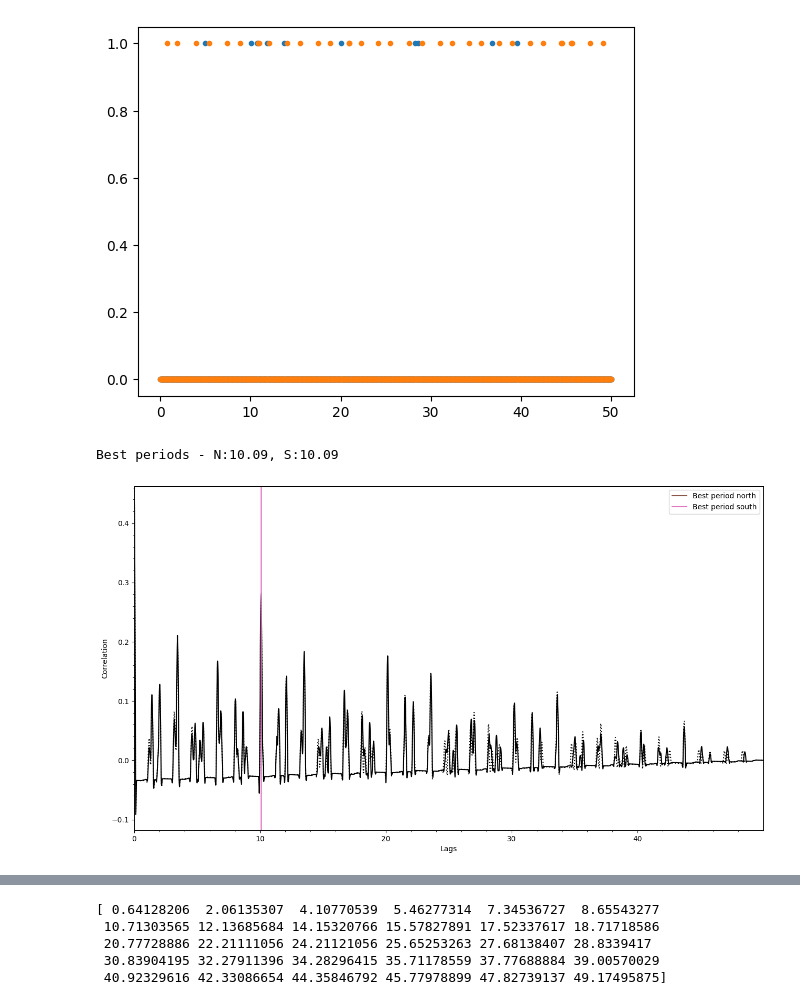
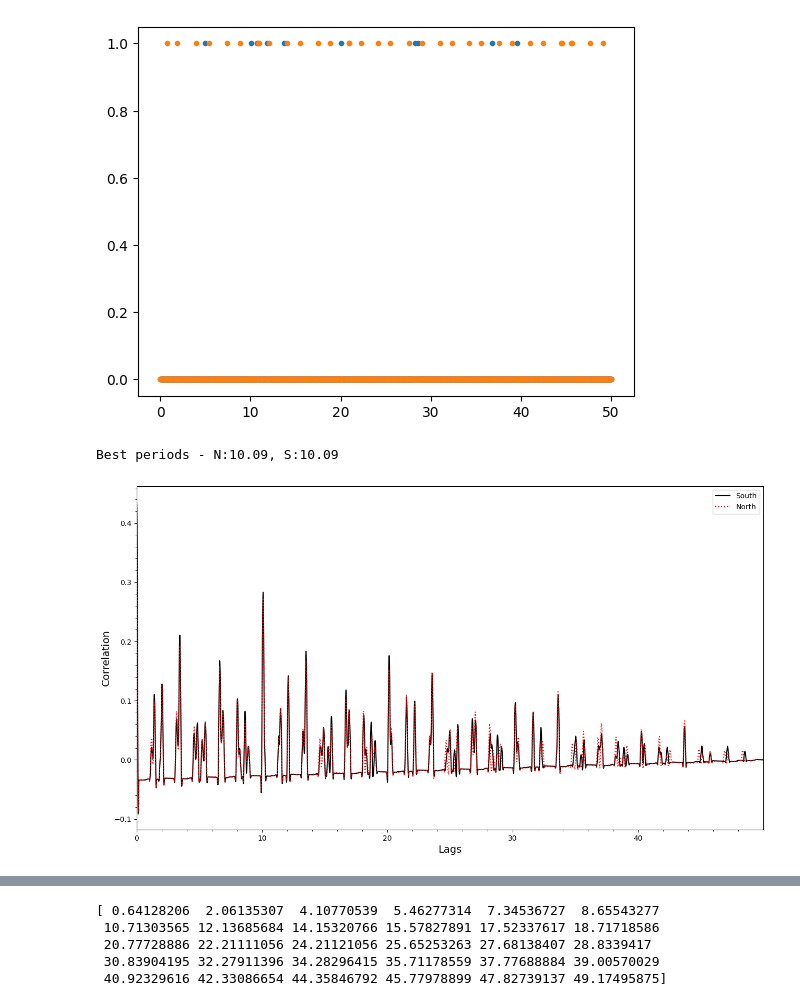
Before and after one commit to robkavanagh/maser, a Jupyter notebook: notebooks/Maser_and_ACF.ipynb, the cells around one changed output, grey strips where cells are left out. Saved outputs shown, nothing was run; the diff lists cells and outputs as text; code cells hidden in the pictures.

```diff
--- a/notebooks/Maser_and_ACF.ipynb
+++ b/notebooks/Maser_and_ACF.ipynb
@@ -375,31 +375,31 @@ for ind, val in enumerate(vis_N):
 # %%
 # Running the starspot code
 
 times = np.linspace(0, 50, 20000)
 
 rotate_N = ss.RotationModel(times, visibility_North, None)
 rotate_S = ss.RotationModel(times, visibility_South, None)
 acf_period_N = rotate_N.acf_rotation(interval=np.diff(times)[0])
 acf_period_S = rotate_S.acf_rotation(interval=np.diff(times)[0])
 
 print(f'Best periods - N:{acf_period_N:.2f}, S:{acf_period_S:.2f}')
 
 
 fig = plt.figure(figsize=(16, 9))
-plt.plot(rotate_N.lags, rotate_N.acf, ':', color='k')
-plt.plot(rotate_S.lags, rotate_S.acf, color='k')
-plt.axvline(rotate_N.acf_period, color="C5", label='Best period north')
-plt.axvline(rotate_S.acf_period, color="C6", label='Best period south')
-plt.xlabel("Lags")
-plt.ylabel("Correlation")
+plt.plot(rotate_S.lags, rotate_S.acf, color='k', label='South')
+plt.plot(rotate_N.lags, rotate_N.acf, ':', color='r', label='North')
+#plt.axvline(rotate_N.acf_period, color="C5", label='Best period north')
+#plt.axvline(rotate_S.acf_period, color="C6", label='Best period south')
+plt.xlabel("Lags", fontsize=14)
+plt.ylabel("Correlation", fontsize=14)
 plt.xlim(0, max(rotate_N.lags))
 plt.legend()
 plt.minorticks_on()
 plt.subplots_adjust(left=.15, bottom=.15)
 plt.show()
 # %% [output]
 Best periods - N:10.09, S:10.09
-[figure, old version]
+[figure, new version]
 # %%
 def period(M_s, R_s, P_s, i_s, B_s, beta, phi_s0, a, i_p, lam, phi_p0, f, alpha, dalpha, times, interval):
    north_vis, south_vis = ms.maser(M_s, R_s, P_s, i_s, B_s, beta, phi_s0, a, i_p, lam, phi_p0, f, alpha, dalpha, times)
```
Also changed, not shown: parts of 3 cells of this notebook.
